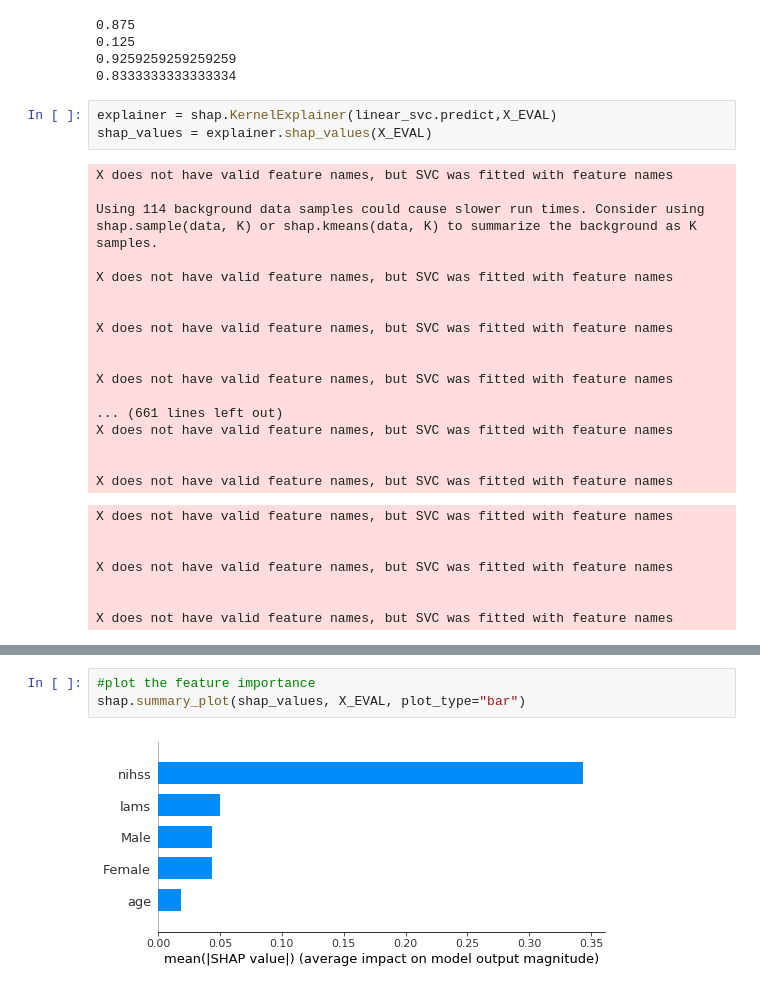
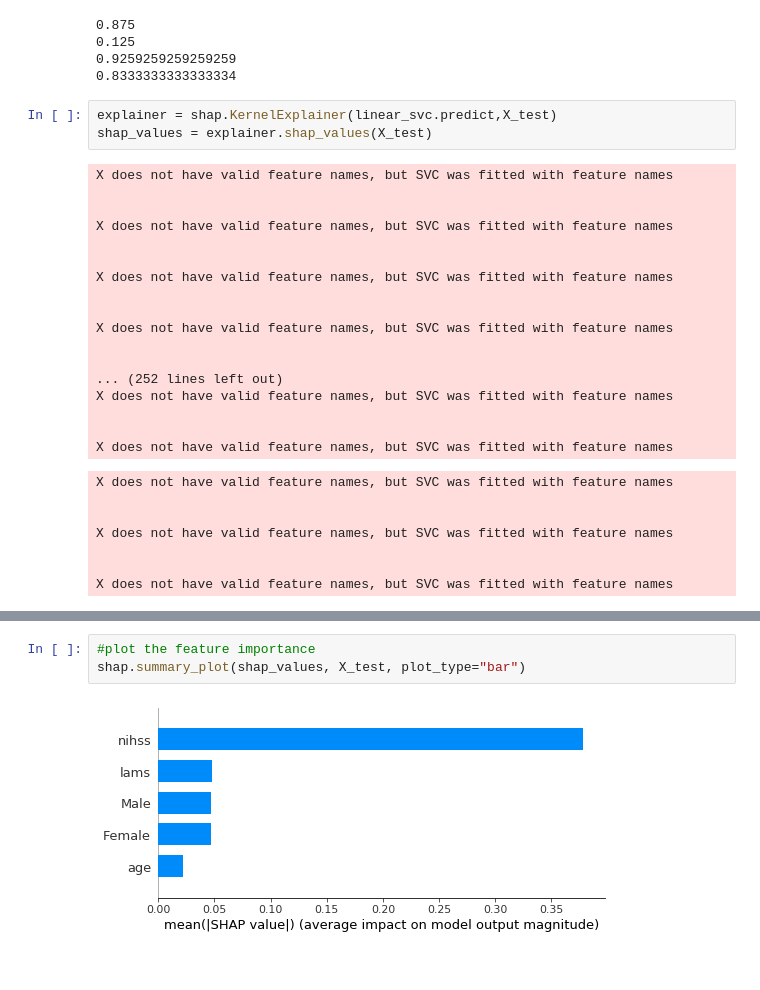
Before and after one commit to J-A-T-T/LVO-EEG, a Jupyter notebook: models/SVM.ipynb, the cells around one changed output, grey strips where cells are left out. Cells and saved outputs as stored; diff of their text form.

```diff
--- a/models/SVM.ipynb
+++ b/models/SVM.ipynb
@@ -441,12 +436,11 @@ print(RECALL)
 0.9259259259259259
 0.8333333333333334
 # %%
-explainer = shap.KernelExplainer(linear_svc.predict,X_EVAL)
-shap_values = explainer.shap_values(X_EVAL)
+explainer = shap.KernelExplainer(linear_svc.predict,X_test)
+shap_values = explainer.shap_values(X_test)
 # %% [output]
 X does not have valid feature names, but SVC was fitted with feature names
 
-Using 114 background data samples could cause slower run times. Consider using shap.sample(data, K) or shap.kmeans(data, K) to summarize the background as K samples.
 
 X does not have valid feature names, but SVC was fitted with feature names
 
@@ -456,7 +450,8 @@ X does not have valid feature names, but SVC was fitted with feature names
 
 X does not have valid feature names, but SVC was fitted with feature names
 
-... (661 lines left out)
+
+... (252 lines left out)
 X does not have valid feature names, but SVC was fitted with feature names
 
 
@@ -474,6 +469,6 @@ shap.initjs()
 [interactive output not drawn]
 # %%
 #plot the feature importance
-shap.summary_plot(shap_values, X_EVAL, plot_type="bar")
+shap.summary_plot(shap_values, X_test, plot_type="bar")
 # %% [output]
-[figure, old version]
+[figure, new version]
```
Also changed, not shown: parts of 6 cells of this notebook.
